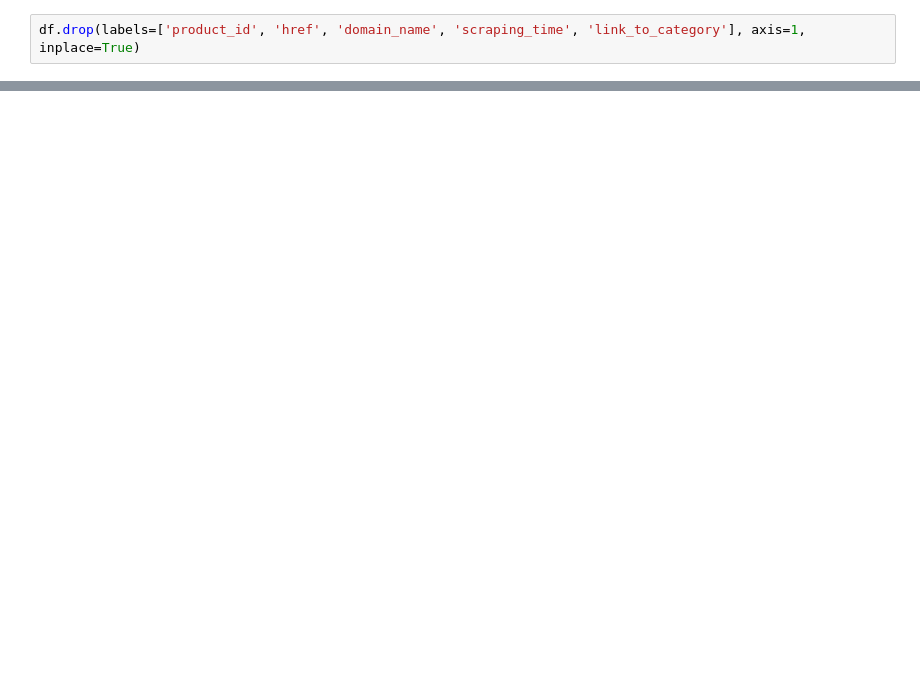
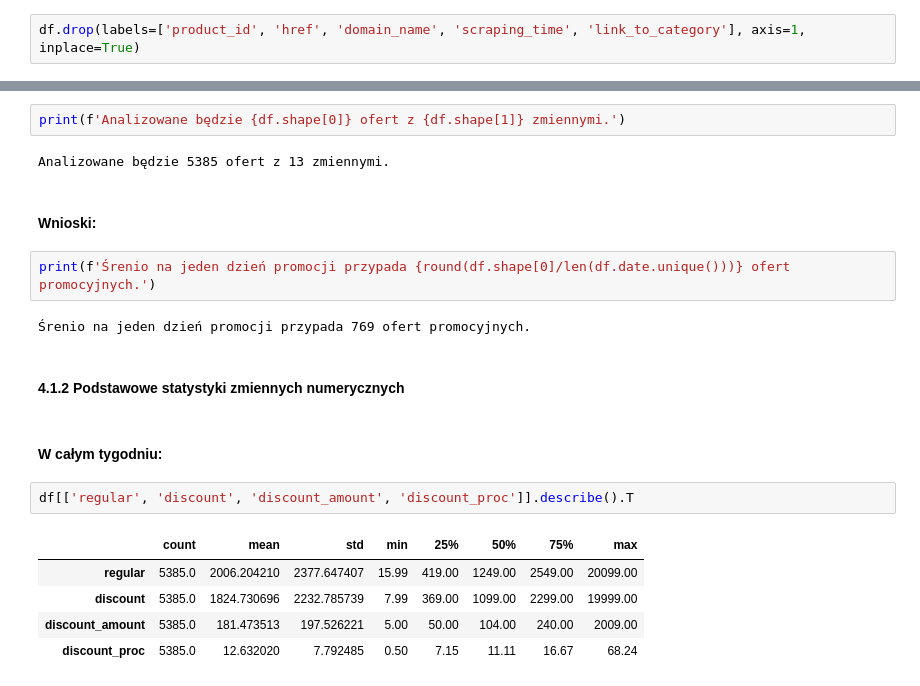
Before and after one commit to grzegorzpokorski/nocna-promocja-euro.com.pl, a Jupyter notebook: data_analysis.ipynb, the cells around one changed output, grey strips where cells are left out. Cells and saved outputs as stored; diff of their text form; blank space fills up the shorter version.

```diff
--- a/data_analysis.ipynb
+++ b/data_analysis.ipynb
@@ -185,0 +235,22 @@ df.drop(regular_nulls.index, axis=0, inplace=True)
+# %%
+print(f'Analizowane będzie {df.shape[0]} ofert z {df.shape[1]} zmiennymi.')
+# %% [output]
+Analizowane będzie 5385 ofert z 13 zmiennymi.
+# %% [markdown]
+#### Wnioski:
+# %%
+print(f'Śrenio na jeden dzień promocji przypada {round(df.shape[0]/len(df.date.unique()))} ofert promocyjnych.')
+# %% [output]
+Śrenio na jeden dzień promocji przypada 769 ofert promocyjnych.
+# %% [markdown]
+#### 4.1.2 Podstawowe statystyki zmiennych numerycznych
+# %% [markdown]
+#### W całym tygodniu:
+# %%
+df[['regular', 'discount', 'discount_amount', 'discount_proc']].describe().T
+# %% [output]
+|  | count | mean | std | min | 25% | 50% | 75% | max |
+| regular | 5385.0 | 2006.204210 | 2377.647407 | 15.99 | 419.00 | 1249.00 | 2549.00 | 20099.00 |
+| discount | 5385.0 | 1824.730696 | 2232.785739 | 7.99 | 369.00 | 1099.00 | 2299.00 | 19999.00 |
+| discount_amount | 5385.0 | 181.473513 | 197.526221 | 5.00 | 50.00 | 104.00 | 240.00 | 2009.00 |
+| discount_proc | 5385.0 | 12.632020 | 7.792485 | 0.50 | 7.15 | 11.11 | 16.67 | 68.24 |
```
Also changed, not shown: parts of 41 cells of this notebook.
